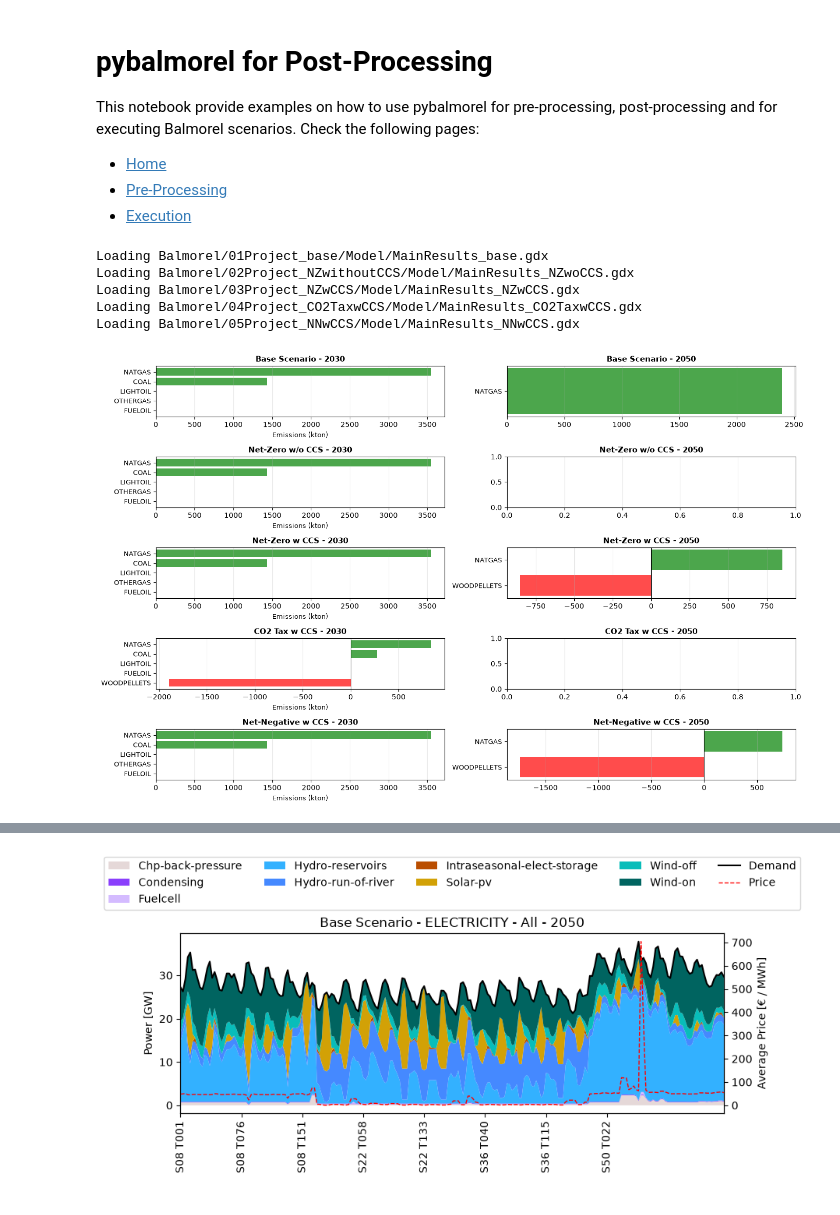
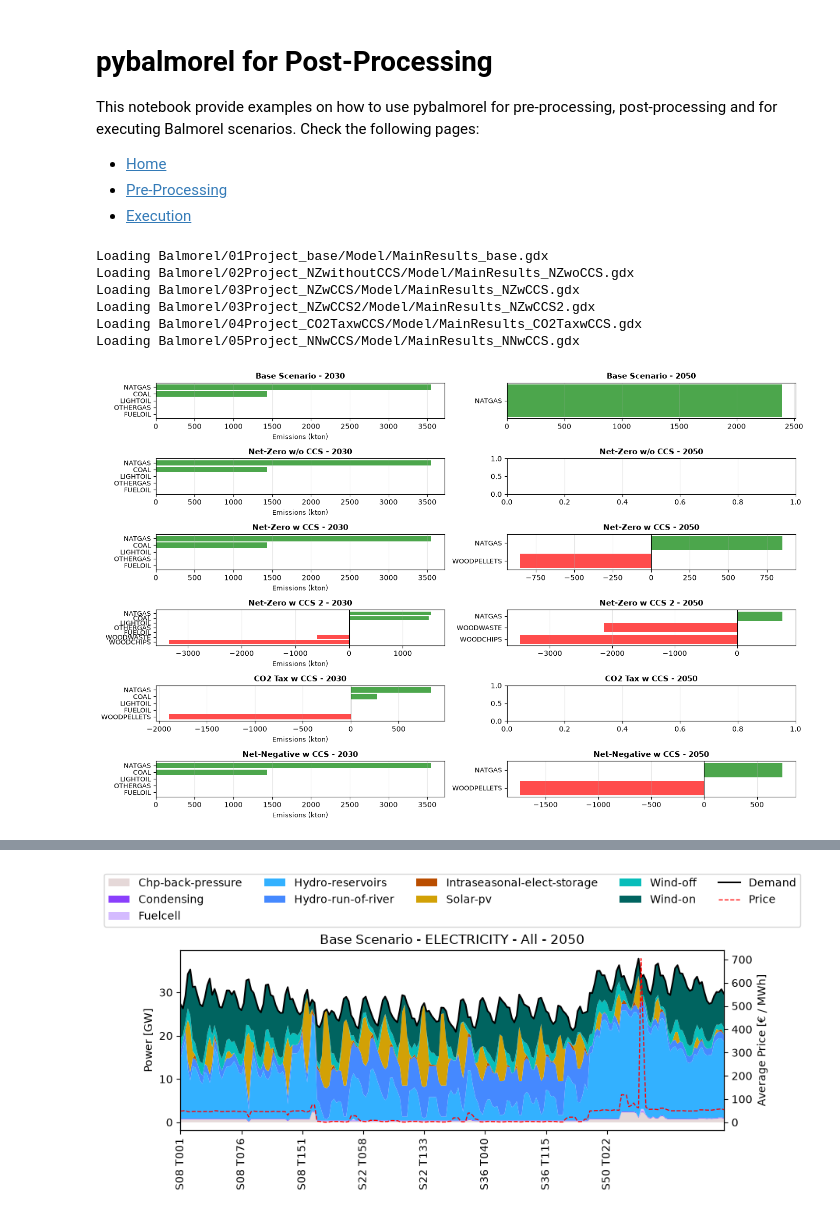
Before and after one commit to mariajosseu/ccs_balmorel_project, a Jupyter notebook: examples/PostProcessing.ipynb, the cells around one changed output, grey strips where cells are left out. Saved outputs shown, nothing was run; the diff lists cells and outputs as text; code cells hidden in the pictures.

```diff
--- a/examples/PostProcessing.ipynb
+++ b/examples/PostProcessing.ipynb
@@ -21,19 +21,22 @@ gams_system_directory = "/Library/Frameworks/GAMS.framework/Versions/53/Resource
 res = MainResults(files=['MainResults_base.gdx',
                          'MainResults_NZwoCCS.gdx',
                         'MainResults_NZwCCS.gdx',
+                        'MainResults_NZwCCS2.gdx',
                         'MainResults_CO2TaxwCCS.gdx',
                         'MainResults_NNwCCS.gdx'],
                     paths=['Balmorel/01Project_base/Model',
                             'Balmorel/02Project_NZwithoutCCS/Model',
                             'Balmorel/03Project_NZwCCS/Model',
+                            'Balmorel/03Project_NZwCCS2/Model',
                             'Balmorel/04Project_CO2TaxwCCS/Model',
                             'Balmorel/05Project_NNwCCS/Model'],
-                    scenario_names=['Base Scenario', 'Net-Zero w/o CCS', 'Net-Zero w CCS', 'CO2 Tax w CCS', 'Net-Negative w CCS'],
+                    scenario_names=['Base Scenario', 'Net-Zero w/o CCS', 'Net-Zero w CCS','Net-Zero w CCS 2', 'CO2 Tax w CCS', 'Net-Negative w CCS'],
                     system_directory=gams_system_directory)
 # %% [output]
 Loading Balmorel/01Project_base/Model/MainResults_base.gdx
 Loading Balmorel/02Project_NZwithoutCCS/Model/MainResults_NZwoCCS.gdx
 Loading Balmorel/03Project_NZwCCS/Model/MainResults_NZwCCS.gdx
+Loading Balmorel/03Project_NZwCCS2/Model/MainResults_NZwCCS2.gdx
 Loading Balmorel/04Project_CO2TaxwCCS/Model/MainResults_CO2TaxwCCS.gdx
 Loading Balmorel/05Project_NNwCCS/Model/MainResults_NNwCCS.gdx
 # %%
@@ -45,7 +50,9 @@ import matplotlib.pyplot as plt
 import numpy as np
 
 
-def plot_emissions_grid_by_year_and_scenario(emissions_df: pd.DataFrame, years: list = None, scenarios: list = None):
+def plot_emissions_grid_by_year_and_scenario(
+    emissions_df: pd.DataFrame, years: list = None, scenarios: list = None
+):
     """Plot emissions in a 2x2 grid (years as columns, scenarios as rows), grouped by fuel.
 
     Args:
@@ -58,12 +65,12 @@ def plot_emissions_grid_by_year_and_scenario(emissions_df: pd.DataFrame, years:
     """
     # Get available years and scenarios
     if years is None:
-        years = sorted(emissions_df['Y'].unique())
+        years = sorted(emissions_df["Y"].unique())
     else:
         years = [str(y) for y in years]  # Convert to strings to match data
 
     if scenarios is None:
-        scenarios = sorted(emissions_df['Scenario'].unique())
+        scenarios = sorted(emissions_df["Scenario"].unique())
 
     # Create 2x2 grid (rows=scenarios, columns=years)
     fig, axes = plt.subplots(len(scenarios), len(years), figsize=(14, 9))
@@ -71,39 +78,55 @@ def plot_emissions_grid_by_year_and_scenario(emissions_df: pd.DataFrame, years:
         axes = np.array([[axes]])
     elif len(scenarios) == 1:
         axes = axes.reshape(1, -1)
     elif len(years) == 1:
         axes = axes.reshape(-1, 1)
 
     # Plot each combination
     for i, scenario in enumerate(scenarios):
         for j, year in enumerate(years):
             ax = axes[i, j]
 
             # Filter data for this scenario and year
-            filtered = emissions_df[(emissions_df['Scenario'] == scenario) & (emissions_df['Y'] == year)]
+            filtered = emissions_df[
+                (emissions_df["Scenario"] == scenario) & (emissions_df["Y"] == year)
+            ]
 
             if not filtered.empty:
                 # Group by fuel type and sum emissions
-                fuel_emissions = filtered.groupby('FFF')['Value'].sum().sort_values()
+                fuel_emissions = filtered.groupby("FFF")["Value"].sum().sort_values()
 
                 # Plot as horizontal bar chart for better readability
-                colors = ['red' if v < 0 else 'green' for v in fuel_emissions.values]
-                ax.barh(range(len(fuel_emissions)), fuel_emissions.values, color=colors, alpha=0.7)
+                colors = ["red" if v < 0 else "green" for v in fuel_emissions.values]
+                ax.barh(
+                    range(len(fuel_emissions)),
+                    fuel_emissions.values,
+                    color=colors,
+                    alpha=0.7,
+                )
                 ax.set_yticks(range(len(fuel_emissions)))
                 ax.set_yticklabels(fuel_emissions.index, fontsize=9)
-                ax.axvline(0, color='black', linewidth=0.8)
+                ax.axvline(0, color="black", linewidth=0.8)
 
-            ax.set_title(f"{scenario} - {year}", fontsize=11, fontweight='bold')
+            ax.set_title(f"{scenario} - {year}", fontsize=11, fontweight="bold")
             ax.set_xlabel("Emissions (kton)" if j == 0 else "", fontsize=9)
             ax.grid(True, axis="x", alpha=0.3)
 
     plt.tight_layout()
     return fig, axes
 
 
 # Plot 2x2 grid: rows=scenarios, columns=years
-scenarios = ['Base Scenario', 'Net-Zero w/o CCS', 'Net-Zero w CCS', 'CO2 Tax w CCS', 'Net-Negative w CCS']
+scenarios = [
+    "Base Scenario",
+    "Net-Zero w/o CCS",
+    "Net-Zero w CCS",
+    "Net-Zero w CCS 2",
+    "CO2 Tax w CCS",
+    "Net-Negative w CCS",
+]
 years = [2030, 2050]
-fig, axes = plot_emissions_grid_by_year_and_scenario(EMI_YCRAG, years=years, scenarios=scenarios)
+fig, axes = plot_emissions_grid_by_year_and_scenario(
+    EMI_YCRAG, years=years, scenarios=scenarios
+)
 # %% [output]
-[figure, old version]
+[figure, new version]
```
Also changed, not shown: parts of 5 cells of this notebook, 44 other files.
